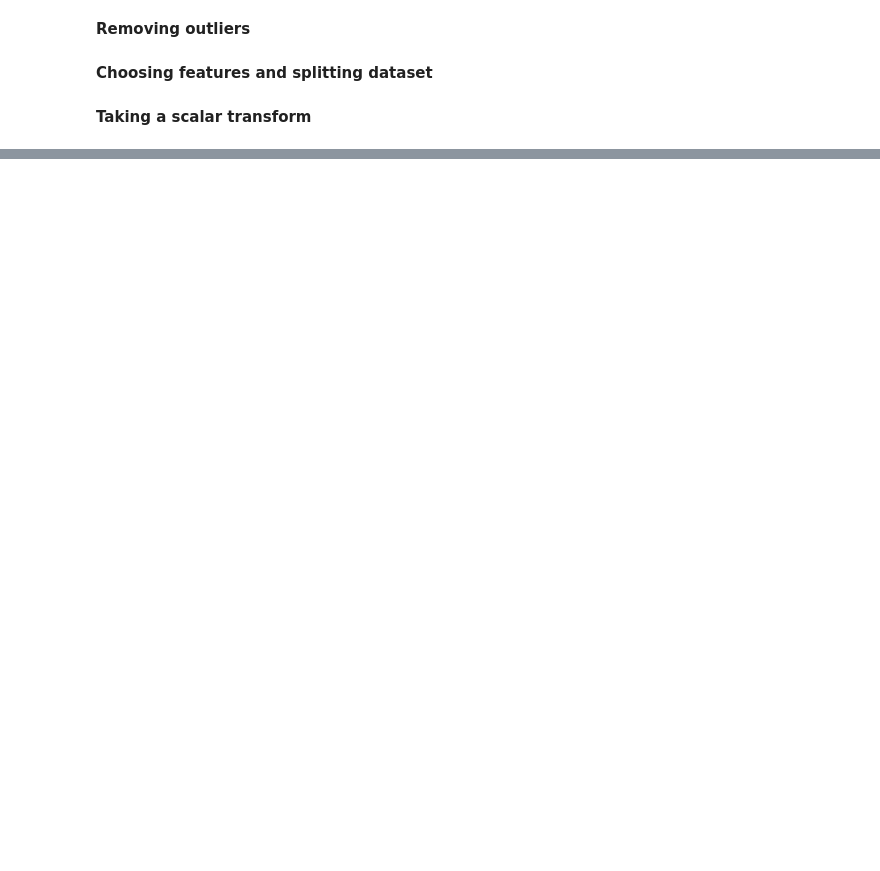
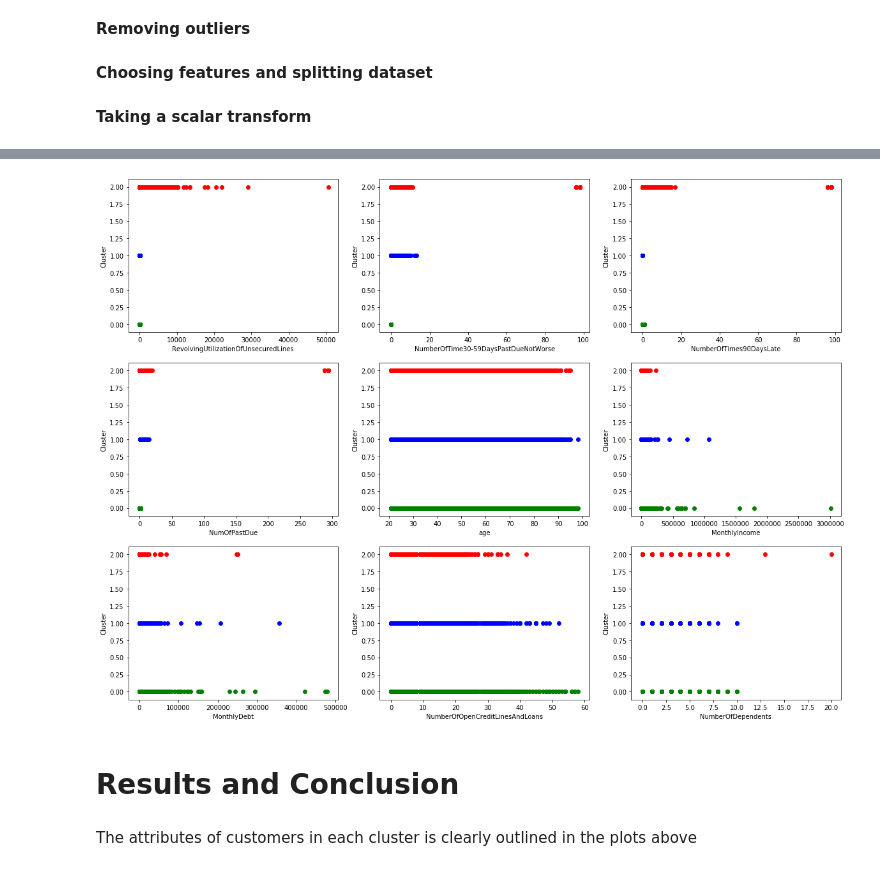
Before and after one commit to Vignesh-Nswamy/Data-Science, a Jupyter notebook: Project 3/clustering_main.ipynb, the cells around one changed output, grey strips where cells are left out. Saved outputs shown, nothing was run; the diff lists cells and outputs as text; code cells hidden in the pictures; blank space fills up the shorter version.

```diff
--- a/Project 3/clustering_main.ipynb
+++ b/Project 3/clustering_main.ipynb
@@ -159,0 +118,20 @@ def hierarchical(X, y_test, method='single', metric='euclidean'):
+# %%
+columns = ['RevolvingUtilizationOfUnsecuredLines', 'NumberOfTime30-59DaysPastDueNotWorse', 'NumberOfTimes90DaysLate', 'NumOfPastDue',
+                         'age', 'MonthlyIncome', 'MonthlyDebt', 'NumberOfOpenCreditLinesAndLoans', 'NumberOfDependents']
+fig, ax = plt.subplots(3, 3)
+fig.set_size_inches(20, 15)
+for i in range(3):
+    for j in range(3):
+        col_name = columns.pop(0)
+        ax[i, j].scatter(clust_frame[clust_frame['clusters'] == 2][col_name], clust_frame[clust_frame['clusters'] == 2]['clusters'], color='r')
+        ax[i, j].scatter(clust_frame[clust_frame['clusters'] == 1][col_name], clust_frame[clust_frame['clusters'] == 1]['clusters'], color='b')
+        ax[i, j].scatter(clust_frame[clust_frame['clusters'] == 0][col_name], clust_frame[clust_frame['clusters'] == 0]['clusters'], color='g')
+        ax[i, j].set_xlabel(col_name)
+        ax[i, j].set_ylabel('Cluster')
+plt.show()
+# %% [output]
+[figure, added]
+# %% [markdown]
+# Results and Conclusion
+# %% [markdown]
+The attributes of customers in each cluster is clearly outlined in the plots above
```
Also changed, not shown: parts of 25 cells of this notebook.
